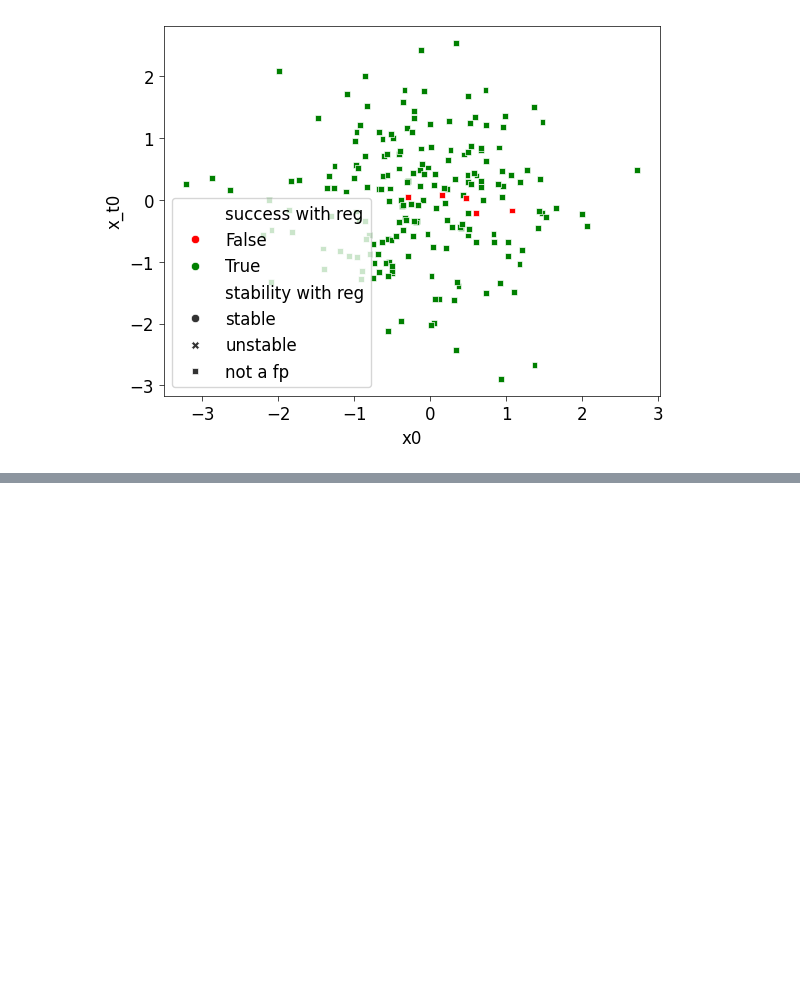
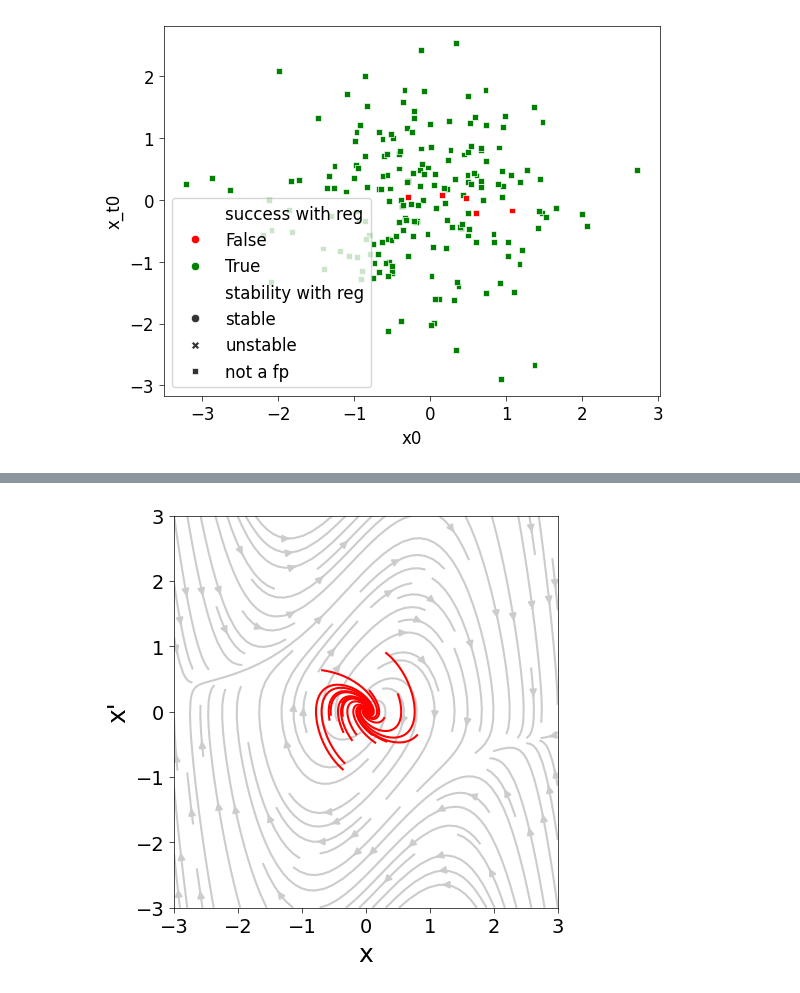
Before and after one commit to losmib/PINNs_fixed_points, a Jupyter notebook: van_der_pol/results_visualizations.ipynb, the cells around one changed output, grey strips where cells are left out. Cells and saved outputs as stored; diff of their text form; code cells hidden in the pictures; blank space fills up the shorter version.

```diff
--- a/van_der_pol/results_visualizations.ipynb
+++ b/van_der_pol/results_visualizations.ipynb
@@ -281,0 +297,84 @@ eps : 0.01
+# %%
+from configs.config_loader import load_config
+from model.neural_net import PhysicsInformedNN
+
+
+plt.rcParams.update({'font.size': 14,
+                     'axes.titlepad': 10,
+                     'axes.titlesize': 18,
+                     'axes.labelsize': 18,
+                     'axes.linewidth': .5,
+                     'xtick.major.width': .5,
+                     'ytick.major.width': .5,
+                     #'text.usetex': True,
+                     #'font.family': 'Helvetica'
+                     })
+
+
+config = load_config('configs/default.yaml')
+config["T"] = 15
+PINN = PhysicsInformedNN(config)
+
+results_table = pd.read_csv(f"visual_results_T_{str(config['T']).replace(".", "_")}.csv").iloc[0:20]
+results_table["x0"] = results_table["(x0, x_t0)"].apply(lambda row: eval(row)[0])
+results_table["x_t0"] = results_table["(x0, x_t0)"].apply(lambda row: eval(row)[1])
+
+colors = {True: "green", False: "red"}
+xscale, yscale, n_arrows = 1.2, 2, 20
+x = np.linspace(-3, 3, n_arrows)
+x_t = np.linspace(-3, 3, n_arrows)
+XX, YY = np.meshgrid(x, x_t)
+Y = np.vstack([XX.flatten(), YY.flatten()])
+t = np.zeros(len(Y))
+[dx, dy] = PINN.data.diff_equations(t, Y)
+x, y = XX.flatten(), YY.flatten()
+
+plt.figure(figsize=(5, 5))
+
+plt.streamplot(XX, YY, dx.reshape(XX.shape), dy.reshape(YY.shape), color='0.8', zorder=0)
+
+for i in range(results_table.shape[0]):
+    config["x0"] = float(results_table["x0"].iloc[i])
+    config["x_t0"] = float(results_table["x_t0"].iloc[i])
+    PINN = PhysicsInformedNN(config)
+    PINN.load_weights(PINN.log_path.joinpath(f"models/visualization_experiments_{str(config['T']).replace(".", "_")}/no_reg/run_{i}.pkl"))
+    t_line, x_true, x_t_true = PINN.data.reference()
+    # get PINN prediction
+    x_pred = PINN(t_line)
+    x_t_pred = PINN.x_t(t_line)
+
+    color = 'green' if results_table["success_no_reg"].iloc[i] else "red"
+    plt.plot(x_pred, x_t_pred, color=color)
+    plt.xlabel("x")
+    plt.ylabel("x\'")
+
+plt.tight_layout()
+plt.savefig("van_der_pol_no_reg.pdf", format="pdf")
+
+plt.figure(figsize=(5, 5))
+plt.streamplot(XX, YY, dx.reshape(XX.shape), dy.reshape(YY.shape), color='0.8', zorder=0)
+for i in range(results_table.shape[0]):
+    config["x0"] = float(results_table["x0"].iloc[i])
+    config["x_t0"] = float(results_table["x_t0"].iloc[i])
+    PINN = PhysicsInformedNN(config)
+    PINN.load_weights(f"logs/models/visualization_experiments_{str(config['T']).replace(".", "_")}/reg_derivative_unstable_fp/run_{i}.pkl")
+    t_line, x_true, x_t_true = PINN.data.reference()
+    # get PINN prediction
+    x_pred = PINN(t_line)
+    x_t_pred = PINN.x_t(t_line)
+    color = 'green' if results_table["success_reg_derivative_unstable_fp"].iloc[i] else "red"
+    plt.plot(x_pred, x_t_pred, color=color)
+    plt.xlabel("x")
+    plt.ylabel("x\'")
+    # plt.ylabel("y", fontsize=18)
+    # plt.yticks([])
+
+# plt.show()
+
+axes[0].set_title("Unmodified PINN")
+axes[1].set_title("Regularized PINN")
+
+
+plt.tight_layout()
+plt.savefig("van_der_pol_reg_derivative_unstable_fp.pdf", format="pdf")
+# %% [output]
@@ -281,0 +434 @@ eps : 0.01
+[figure, added]
```
Also changed, not shown: parts of 3 cells of this notebook, 9 other files.
